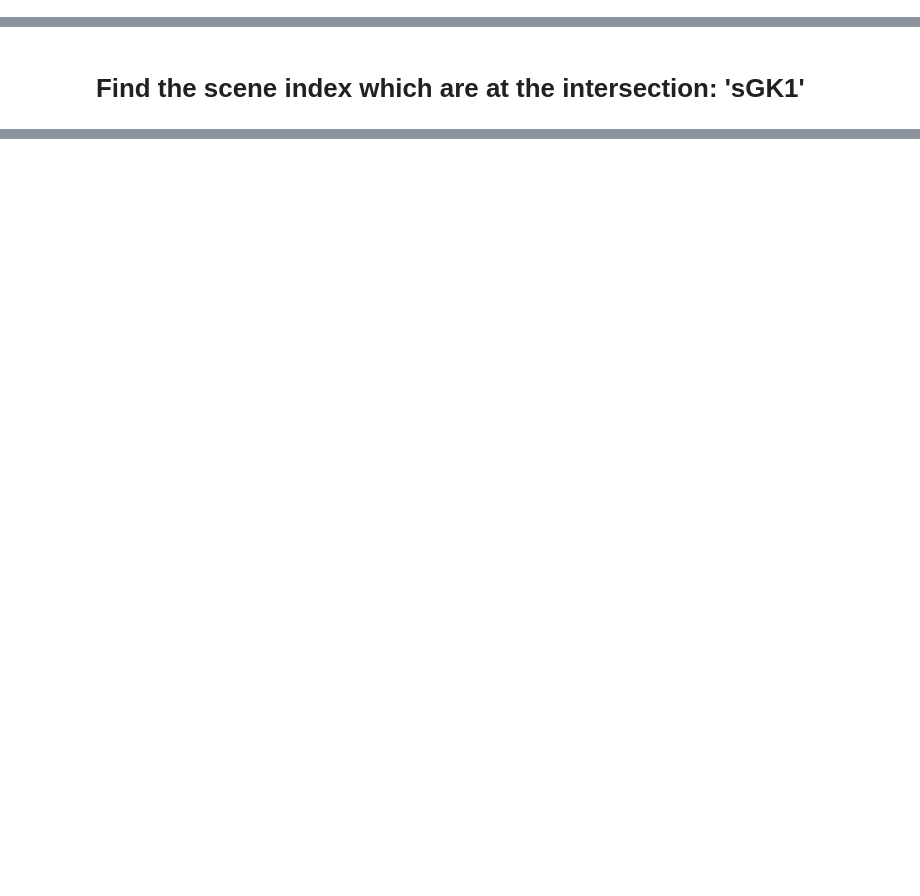
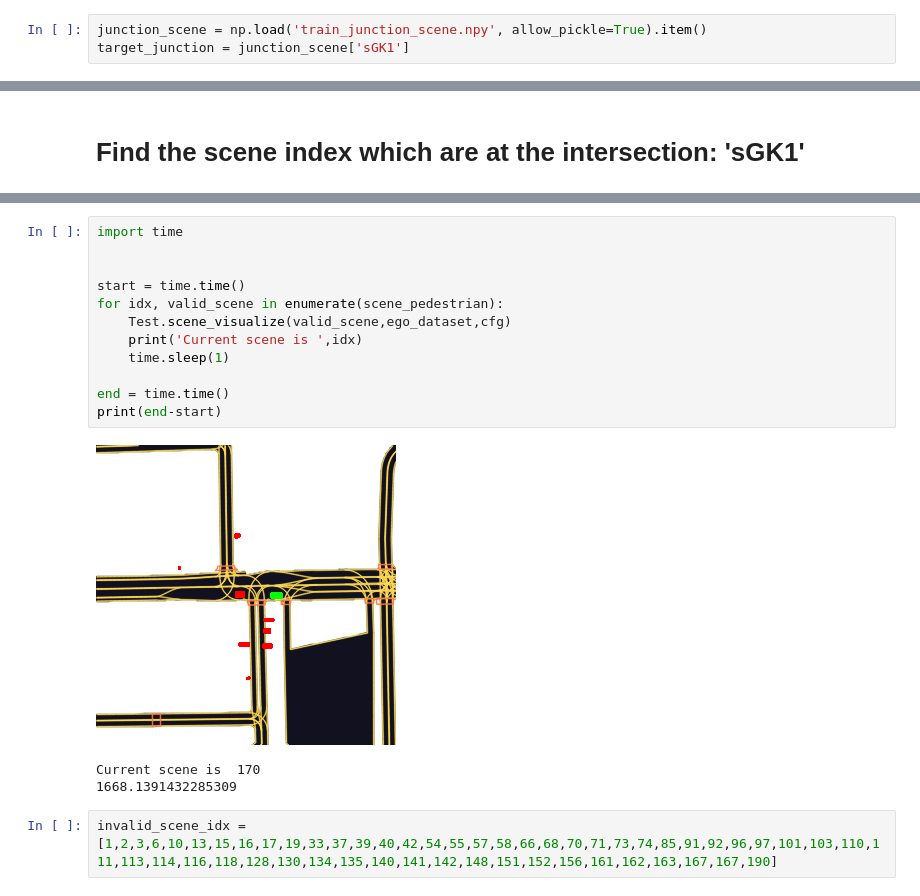
Before and after one commit to shuruiz/planning, a Jupyter notebook: ruixuan/trajectory_extraction.ipynb, the cells around one changed output, grey strips where cells are left out. Cells and saved outputs as stored; diff of their text form; blank space fills up the shorter version.

```diff
--- a/ruixuan/trajectory_extraction.ipynb
+++ b/ruixuan/trajectory_extraction.ipynb
@@ -118,0 +138,3 @@ Test = Trajectory(zarr_dataset, Map_Api)
+# %%
+junction_scene = np.load('train_junction_scene.npy', allow_pickle=True).item()
+target_junction = junction_scene['sGK1']
@@ -125,0 +172,18 @@ Test.agent_trajectory(77, 'Pedestrian', 'sGK1', ego_dataset)
+# %%
+import time
+
+
+start = time.time()
+for idx, valid_scene in enumerate(scene_pedestrian):
+    Test.scene_visualize(valid_scene,ego_dataset,cfg)
+    print('Current scene is ',idx)
+    time.sleep(1)
+
+end = time.time()
+print(end-start)
+# %% [output]
+[figure, added]
+Current scene is  170
+1668.1391432285309
+# %%
+invalid_scene_idx = [1,2,3,6,10,13,15,16,17,19,33,37,39,40,42,54,55,57,58,66,68,70,71,73,74,85,91,92,96,97,101,103,110,111,113,114,116,118,128,130,134,135,140,141,142,148,151,152,156,161,162,163,167,167,190]
```
Also changed, not shown: parts of 7 cells of this notebook, 2 other files.
